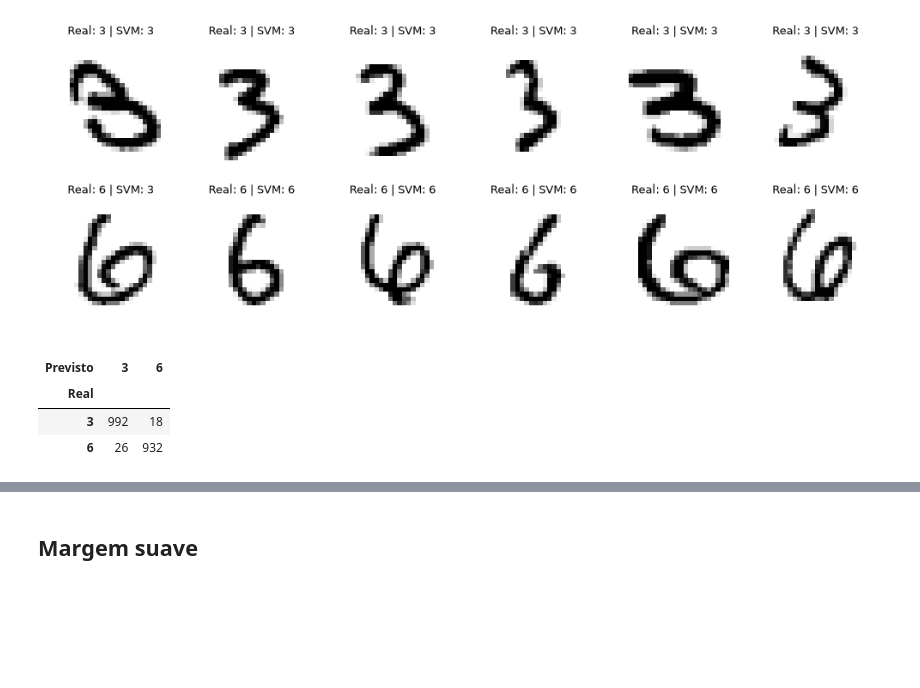
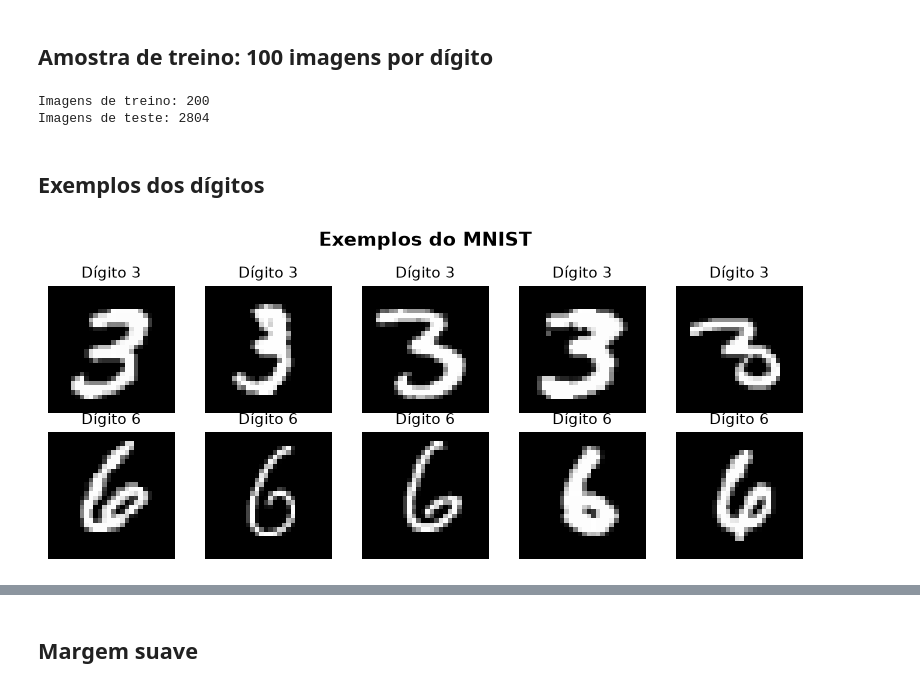
Before and after one commit to gddeazevedo/minicurso_qc, a Jupyter notebook: qml/svm.ipynb, the cells around one changed output, grey strips where cells are left out. Saved outputs shown, nothing was run; the diff lists cells and outputs as text; code cells hidden in the pictures; blank space fills up the shorter version.

```diff
--- a/qml/svm.ipynb
+++ b/qml/svm.ipynb
@@ -103,8 +14,0 @@ plotar_svm(svm_rigido)
-# %%
-mostrar_resultados(svm_rigido)
-# %% [output]
-[figure, removed]
-| Previsto | 3 | 6 |
-| Real |  |  |
-| 3 | 992 | 18 |
-| 6 | 26 | 932 |
@@ -110,0 +35,37 @@ mostrar_resultados(svm_rigido)
+# %% [markdown]
+## Amostra de treino: 100 imagens por dígito
+# %%
+n_sample_max = 100
+X_train_sample = []
+y_train_sample = []
+
+for label in np.unique(y_train):
+    index = y_train == label
+    X_train_sample.append(X_train[index][:n_sample_max])
+    y_train_sample.append(y_train[index][:n_sample_max])
+
+X_train_sample = np.concatenate(X_train_sample, axis=0)
+y_train_sample = np.concatenate(y_train_sample, axis=0)
+
+print("Imagens de treino:", len(X_train_sample))
+print("Imagens de teste:", len(X_test))
+# %% [output]
+Imagens de treino: 200
+Imagens de teste: 2804
+# %% [markdown]
+## Exemplos dos dígitos
+# %%
+fig, axes = plt.subplots(2, 5, figsize=(8, 3.5))
+
+for row, digit in enumerate(["3", "6"]):
+    images = mnist.data[mnist.target == digit].iloc[:5].to_numpy()
+    for axis, image in zip(axes[row], images):
+        axis.imshow(image.reshape(28, 28), cmap="gray", vmin=0, vmax=255)
+        axis.set_title(f"Dígito {digit}", fontsize=11)
+        axis.axis("off")
+
+fig.suptitle("Exemplos do MNIST", fontsize=14, fontweight="bold")
+plt.tight_layout()
+plt.show()
+# %% [output]
+[figure, added]
```
Also changed, not shown: parts of 27 cells of this notebook, 1 other file.
